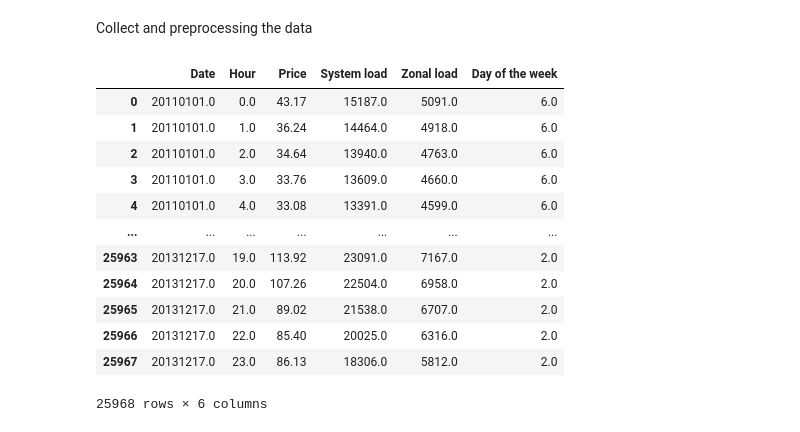
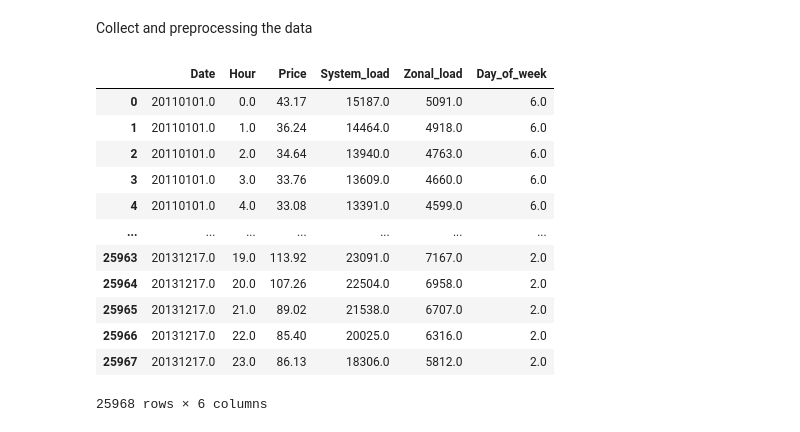
Before and after one commit to MoskwaIga/PredictiveAnalyticsProject, a Jupyter notebook: Project.ipynb, the cells around one changed output. Saved outputs shown, nothing was run; the diff lists cells and outputs as text; code cells hidden in the pictures.

```diff
--- a/Project.ipynb
+++ b/Project.ipynb
@@ -5,11 +6,11 @@ import matplotlib.pyplot as plt
 # %% [markdown]
 Collect and preprocessing the data
 # %%
-gefcom = pd.read_csv("Data/GEFCOM_fixed.txt", sep="\s+", names = ["Date", "Hour", "Price", "System load", "Zonal load", "Day of the week"])
+gefcom = pd.read_csv("Data/GEFCOM_fixed.txt", sep="\s+", names = ["Date", "Hour", "Price", "System_load", "Zonal_load", "Day_of_week"])
 
 gefcom
 # %% [output]
-|  | Date | Hour | Price | System load | Zonal load | Day of the week |
+|  | Date | Hour | Price | System_load | Zonal_load | Day_of_week |
 | 0 | 20110101.0 | 0.0 | 43.17 | 15187.0 | 5091.0 | 6.0 |
 | 1 | 20110101.0 | 1.0 | 36.24 | 14464.0 | 4918.0 | 6.0 |
 | 2 | 20110101.0 | 2.0 | 34.64 | 13940.0 | 4763.0 | 6.0 |
```
Also changed, not shown: parts of 13 cells of this notebook.
